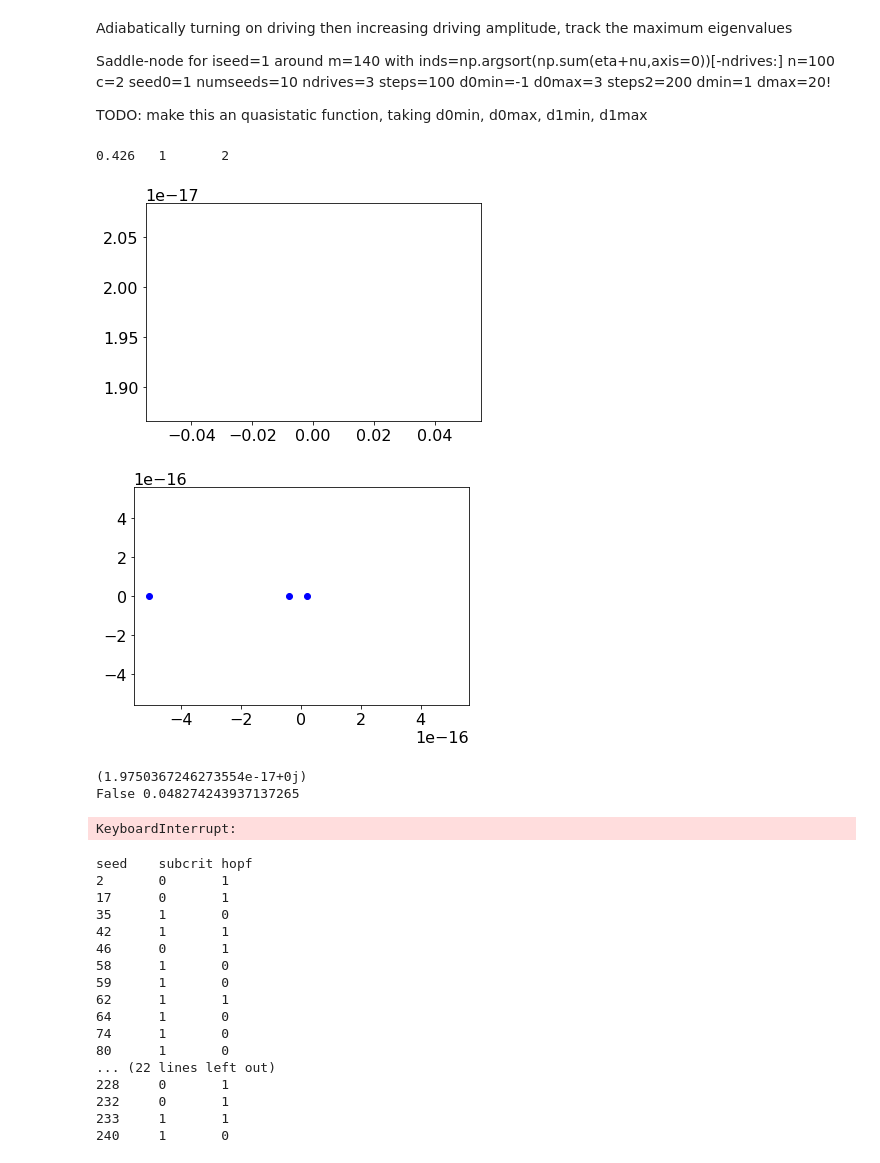
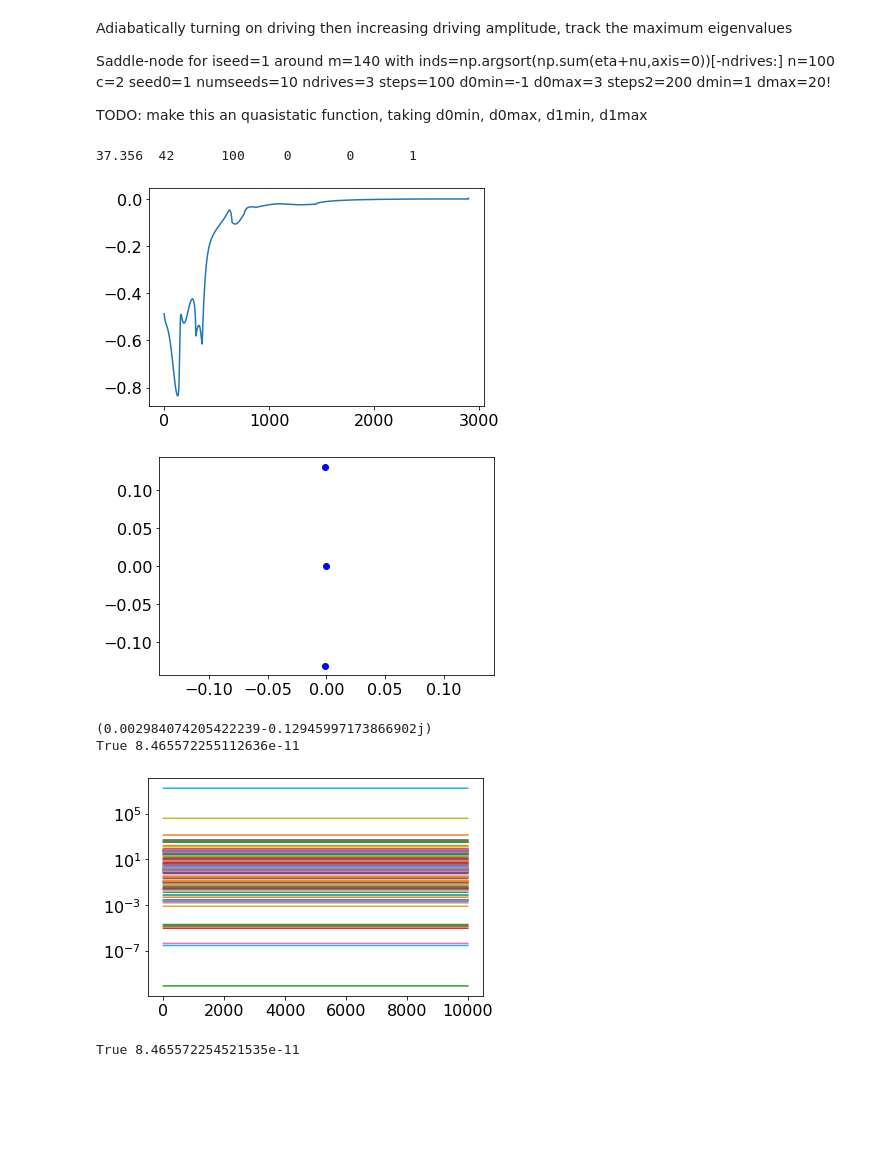
Before and after one commit to znicolaou/rmtchem, a Jupyter notebook: rmtchem.ipynb, the cells around one changed output. Drawn from its saved outputs; the diff is of its cells as text; code cells hidden in the pictures; blank space fills up the shorter version.

```diff
--- a/rmtchem.ipynb
+++ b/rmtchem.ipynb
@@ -12,7 +12,7 @@ plt.rcParams['pdf.fonttype'] = 42
 In the absence of driving, the steady state is determined by the free energies, Xs=np.exp(-G). In this case, the eigenvalues of the Jacobian are real and negative definite.
 # %%
 n=100
-c=0.6
+c=2.0
 nr=int(c*n)
 seed=31
 
@@ -121,15 +66,0 @@ plt.show()
-# %%
-ns=np.array([50,100,200])
-cs=np.array([2,3,4])
-ds=np.array([25,10,5])
-
-ps=[]
-for n in ns:
-    p=[]
-    for c in cs:
-        props=[]
-        for d in ds:
-            props.append(np.loadtxt(str(n)+"_"+str(c)+"_"+str(d)+".txt"))
-        p.append(props)
-    ps.append(p)
-ps=np.array(ps)
@@ -200,6 +67,6 @@ plt.show()
 # %%
 n=200
-ns=[50,100,200]
+ns=[100,500,1000]
 ls=['-','--',':']
 plt.xlabel('$c$')
 plt.ylabel("proportion")
@@ -275,69 +206,45 @@ print(file.readline())
 file.close()
 np.random.seed(seed)
 eta,nu,k,G=rmtchem.get_network(n,nr)
 d1min=1
 d1s=np.arange(d1min,d1max,(d1max-d1min)/steps)
 evals=np.load(filebase+'evals.npy')
 Xs=np.load(filebase+'Xs.npy')
 XD1s=np.zeros((steps,n))
 XD2s=np.zeros((steps,n))
-inds=np.argsort(np.exp(-G))[:nd]
+# inds=np.argsort(np.exp(-G))[:nd]
+inds=np.random.choice(np.arange(n),size=nd,replace=False)
 scales=np.exp(-G[inds])
 for m in range(steps):
     XD1s[m,inds]=d1s[m]*d0*scales
     XD2s[m,inds]=d0
 plt.plot(np.max(np.real(evals),axis=1))
 plt.show()
 lim=1.1*np.max(np.abs(evals[-1,np.argsort(np.real(evals[-1]))[-3:]]))
 plt.xlim(-lim,lim)
 plt.ylim(-lim,lim)
-plt.plot(np.real(evals[-1]),np.imag(evals[-1]),'bo')
+plt.plot(np.real(evals[-2]),np.imag(evals[-2]),'bo')
 plt.show()
 print(evals[-1,np.argsort(np.real(evals[-1]))[-1]])
-
 mmax=len(Xs)
 m=mmax-1
 X0=Xs[m]
-XD1=XD1s[(m+1)*skip]
-XD2=XD2s[(m+1)*skip]
+XD1=XD1s[(m)*skip]
+XD2=XD2s[(m)*skip]
 sol=rmtchem.steady(X0, eta, nu, k, XD1,XD2)
 print(sol.success,np.min(sol.x),flush=True)
-X0=Xs[m]
+
 X2,success=rmtchem.integrate(X0, eta, nu, k, XD1,XD2,1000,0.1,prog=True)
-plt.plot(X2)
+plt.yscale('log')
+plt.plot(X2/np.exp(-G))
 plt.show()
 sol=rmtchem.steady(X2[-1], eta, nu, k, XD1,XD2)
 print(sol.success,np.min(sol.x),flush=True)
 # %% [output]
-0.426   1       2
+37.356  42      100     0       0       1
-[figure, old version]
+[figure, new version]
-[figure, old version]
+[figure, new version]
-(1.9750367246273554e-17+0j)
-False 0.048274243937137265
+(0.002984074205422239-0.12945997173866902j)
+True 8.465572255112636e-11
+[figure, added]
-KeyboardInterrupt:
+True 8.465572254521535e-11
-# %%
-seeds=np.loadtxt('data/100/seeds.txt',dtype=int)
-print('seed\tsubcrit\thopf')
-for seed in seeds:
-    filebase='data/100/'+str(seed)
-    evals1=np.load(filebase+'evals1.npy')
-    evals2=np.load(filebase+'evals2.npy')
-    print('%i\t%i\t%i'%(seed,np.max(np.abs(np.max(np.real(evals1),axis=1)-np.max(np.real(evals2),axis=1)))>1e-2,np.max(np.real(evals1))>0))
-# %% [output]
-seed    subcrit hopf
-2       0       1
-17      0       1
-35      1       0
-42      1       1
-46      0       1
-58      1       0
-59      1       0
-62      1       1
-64      1       0
-74      1       0
-80      1       0
-... (22 lines left out)
-228     0       1
-232     0       1
-233     1       1
-240     1       0
```
Also changed, not shown: parts of 14 cells of this notebook, 1 other file.
